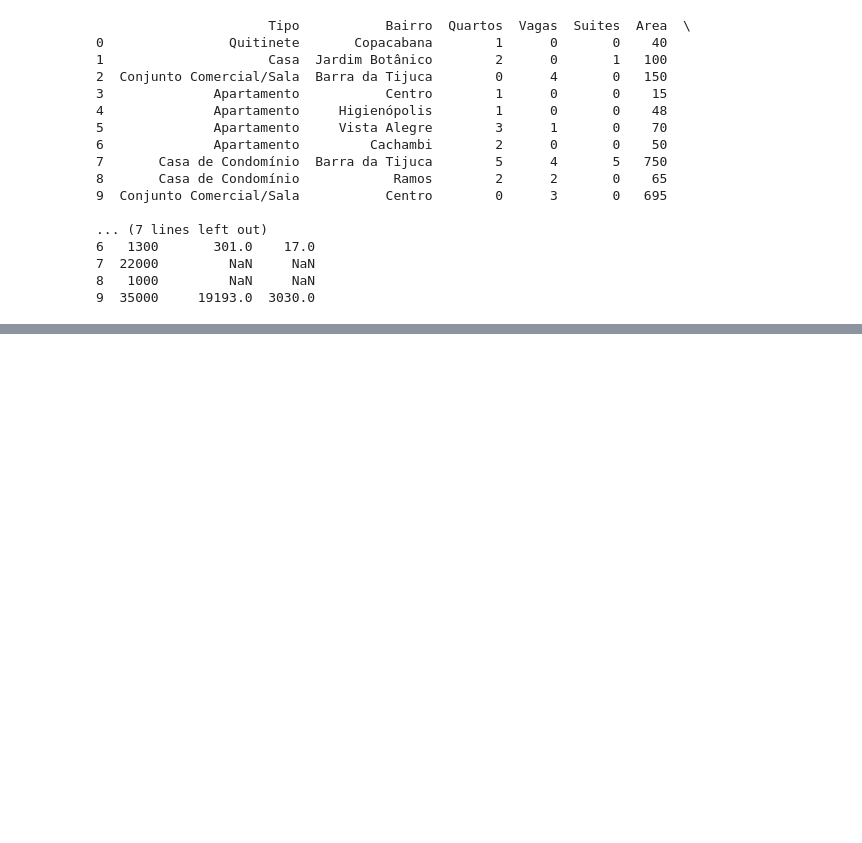
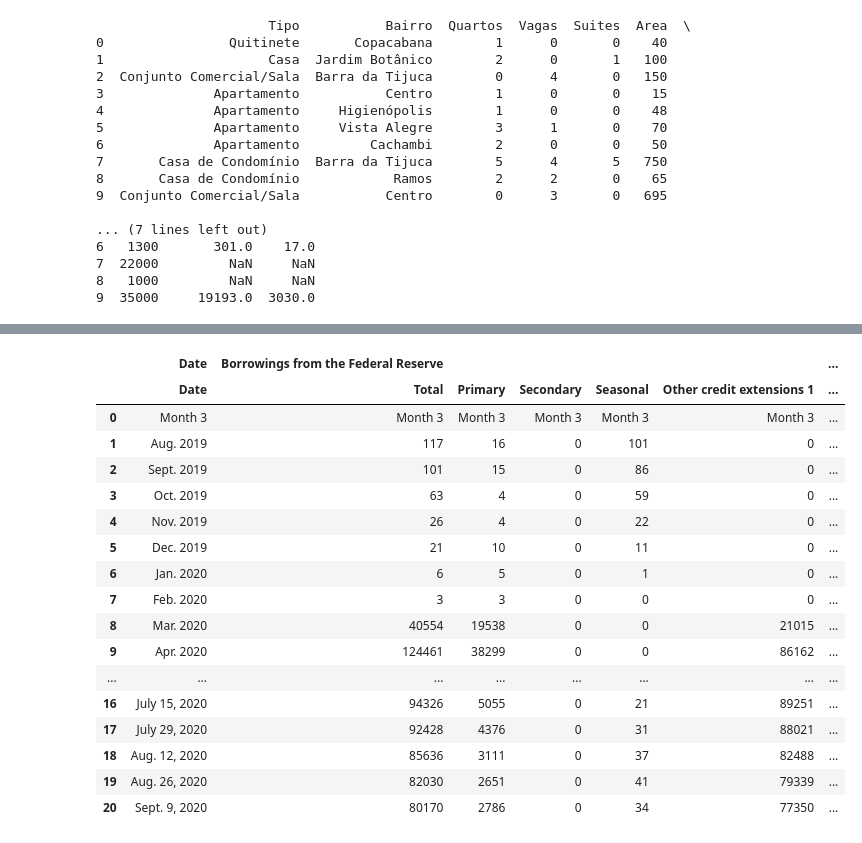
Before and after one commit to gustavocastrow/formacao-datascience-alura, a Jupyter notebook: pandas-tratando-analisando-dados/extras/Importando Dados.ipynb, the cells around one changed output, grey strips where cells are left out. Drawn from its saved outputs; the diff is of its cells as text; code cells hidden in the pictures; blank space fills up the shorter version.

```diff
--- a/pandas-tratando-analisando-dados/extras/Importando Dados.ipynb
+++ b/pandas-tratando-analisando-dados/extras/Importando Dados.ipynb
@@ -64,0 +140,21 @@ ImportError: lxml not found, please install it
+# %%
+df_html[2]
+# %% [output]
+|  | Date | Borrowings from the Federal Reserve |  |  |  |  | ... |
+|  | Date | Total | Primary | Secondary | Seasonal | Other credit extensions 1 | ... |
+| 0 | Month 3 | Month 3 | Month 3 | Month 3 | Month 3 | Month 3 | ... |
+| 1 | Aug. 2019 | 117 | 16 | 0 | 101 | 0 | ... |
+| 2 | Sept. 2019 | 101 | 15 | 0 | 86 | 0 | ... |
+| 3 | Oct. 2019 | 63 | 4 | 0 | 59 | 0 | ... |
+| 4 | Nov. 2019 | 26 | 4 | 0 | 22 | 0 | ... |
+| 5 | Dec. 2019 | 21 | 10 | 0 | 11 | 0 | ... |
+| 6 | Jan. 2020 | 6 | 5 | 0 | 1 | 0 | ... |
+| 7 | Feb. 2020 | 3 | 3 | 0 | 0 | 0 | ... |
+| 8 | Mar. 2020 | 40554 | 19538 | 0 | 0 | 21015 | ... |
+| 9 | Apr. 2020 | 124461 | 38299 | 0 | 0 | 86162 | ... |
+| ... | ... | ... | ... | ... | ... | ... | ... |
+| 16 | July 15, 2020 | 94326 | 5055 | 0 | 21 | 89251 | ... |
+| 17 | July 29, 2020 | 92428 | 4376 | 0 | 31 | 88021 | ... |
+| 18 | Aug. 12, 2020 | 85636 | 3111 | 0 | 37 | 82488 | ... |
+| 19 | Aug. 26, 2020 | 82030 | 2651 | 0 | 41 | 79339 | ... |
+| 20 | Sept. 9, 2020 | 80170 | 2786 | 0 | 34 | 77350 | ... |
```
Also changed, not shown: parts of 5 cells of this notebook.
